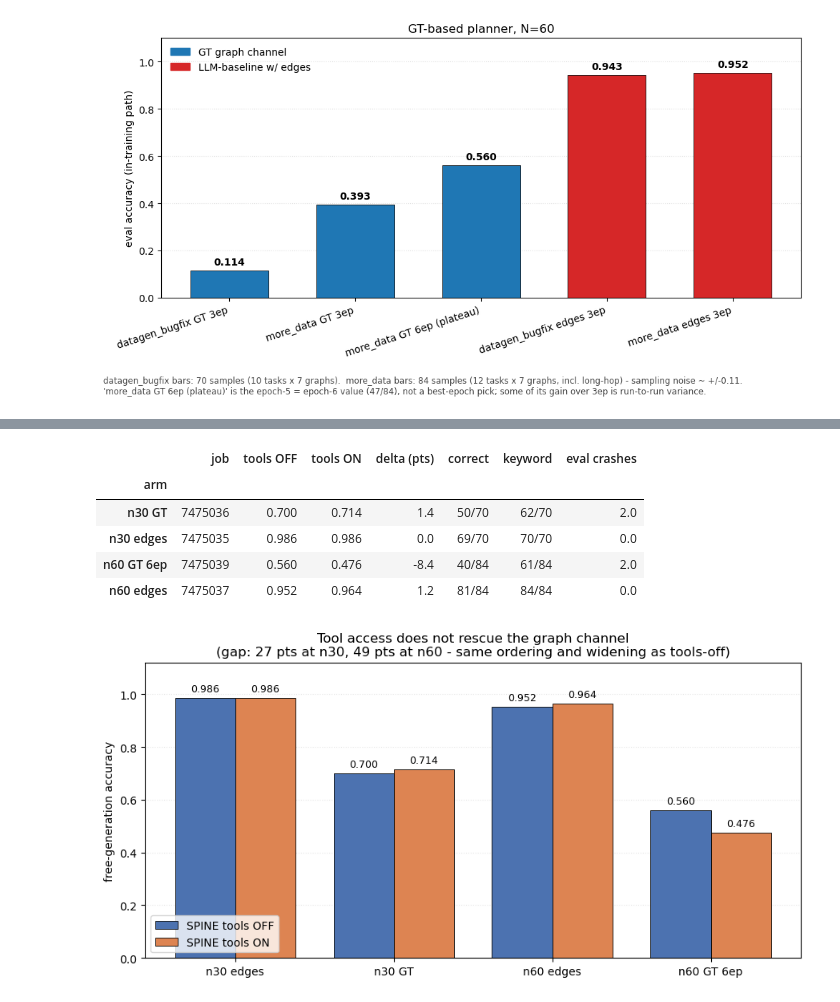
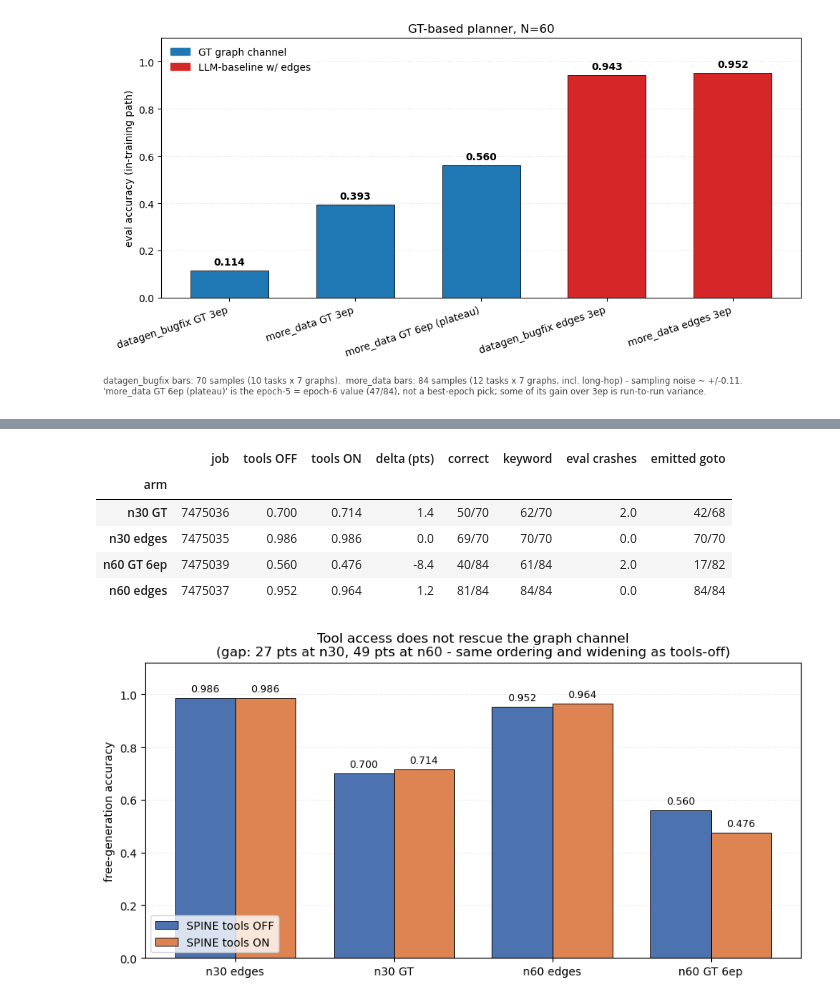
Before and after one commit to jotaporras/GREP, a Jupyter notebook: notebooks/2026-08-10 e14_scaling_accuracy_summary.ipynb, the cells around one changed output, grey strips where cells are left out. Cells and saved outputs as stored; diff of their text form; code cells hidden in the pictures.

```diff
--- a/notebooks/2026-08-10 e14_scaling_accuracy_summary.ipynb
+++ b/notebooks/2026-08-10 e14_scaling_accuracy_summary.ipynb
@@ -251,41 +269,41 @@ spine["short"] = (spine["label"].str.replace(r"^v[23] ", "", regex=True)
 spine["delta"] = ((spine["spine_acc"] - spine["final_acc"]) * 100).round(1)
 
 detail = spine[["short", "spine_job", "final_acc", "spine_acc", "delta",
-                "spine_correct", "spine_keyword", "spine_errors"]].rename(columns={
+                "spine_correct", "spine_keyword", "spine_errors", "spine_goto"]].rename(columns={
     "short": "arm", "spine_job": "job", "final_acc": "tools OFF", "spine_acc": "tools ON",
     "delta": "delta (pts)", "spine_correct": "correct", "spine_keyword": "keyword",
-    "spine_errors": "eval crashes"}).set_index("arm")
+    "spine_errors": "eval crashes", "spine_goto": "emitted goto"}).set_index("arm")
 display(detail)
 
 order = ["n30 edges", "n30 GT", "n60 edges", "n60 GT 6ep"]
 p = spine.set_index("short").loc[order]
 x = range(len(order))
 w = 0.38
 fig, ax = plt.subplots(figsize=(9, 4.6))
 b1 = ax.bar([i - w/2 for i in x], p["final_acc"], w, label="SPINE tools OFF",
             color="#4C72B0", edgecolor="black", linewidth=0.6)
 b2 = ax.bar([i + w/2 for i in x], p["spine_acc"], w, label="SPINE tools ON",
             color="#DD8452", edgecolor="black", linewidth=0.6)
 for bars in (b1, b2):
     for bar in bars:
         ax.text(bar.get_x() + bar.get_width()/2, bar.get_height() + 0.015,
                 f"{bar.get_height():.3f}", ha="center", va="bottom", fontsize=9)
 ax.set_xticks(list(x)); ax.set_xticklabels(order)
 ax.set_ylabel("free-generation accuracy"); ax.set_ylim(0, 1.12)
 ax.set_title("Tool access does not rescue the graph channel\n"
              "(gap: 27 pts at n30, 49 pts at n60 - same ordering and widening as tools-off)")
 ax.legend(loc="lower left", frameon=True)
 ax.grid(axis="y", alpha=0.3, linestyle=":")
 ax.set_axisbelow(True)
 plt.tight_layout()
 plt.show()
 # %% [output]
-|  | job | tools OFF | tools ON | delta (pts) | correct | keyword | eval crashes |
-| arm |  |  |  |  |  |  |  |
-| n30 GT | 7475036 | 0.700 | 0.714 | 1.4 | 50/70 | 62/70 | 2.0 |
-| n30 edges | 7475035 | 0.986 | 0.986 | 0.0 | 69/70 | 70/70 | 0.0 |
-| n60 GT 6ep | 7475039 | 0.560 | 0.476 | -8.4 | 40/84 | 61/84 | 2.0 |
-| n60 edges | 7475037 | 0.952 | 0.964 | 1.2 | 81/84 | 84/84 | 0.0 |
+|  | job | tools OFF | tools ON | delta (pts) | correct | keyword | eval crashes | emitted goto |
+| arm |  |  |  |  |  |  |  |  |
+| n30 GT | 7475036 | 0.700 | 0.714 | 1.4 | 50/70 | 62/70 | 2.0 | 42/68 |
+| n30 edges | 7475035 | 0.986 | 0.986 | 0.0 | 69/70 | 70/70 | 0.0 | 70/70 |
+| n60 GT 6ep | 7475039 | 0.560 | 0.476 | -8.4 | 40/84 | 61/84 | 2.0 | 17/82 |
+| n60 edges | 7475037 | 0.952 | 0.964 | 1.2 | 81/84 | 84/84 | 0.0 | 84/84 |
 [figure]
 # %% [markdown]
 ## Takeaways
```
Also changed, not shown: parts of 3 cells of this notebook, 3 other files.
